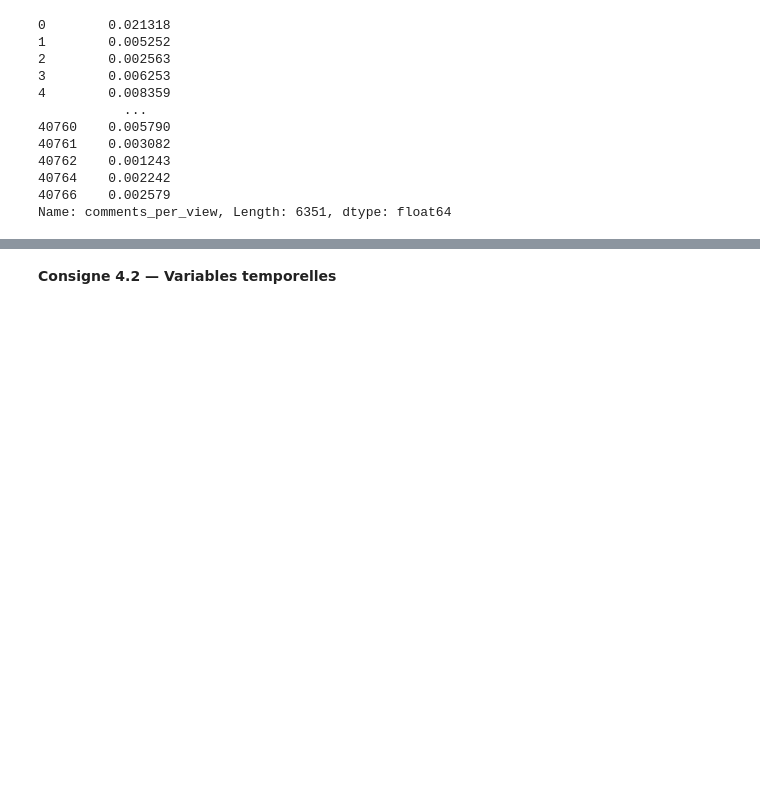
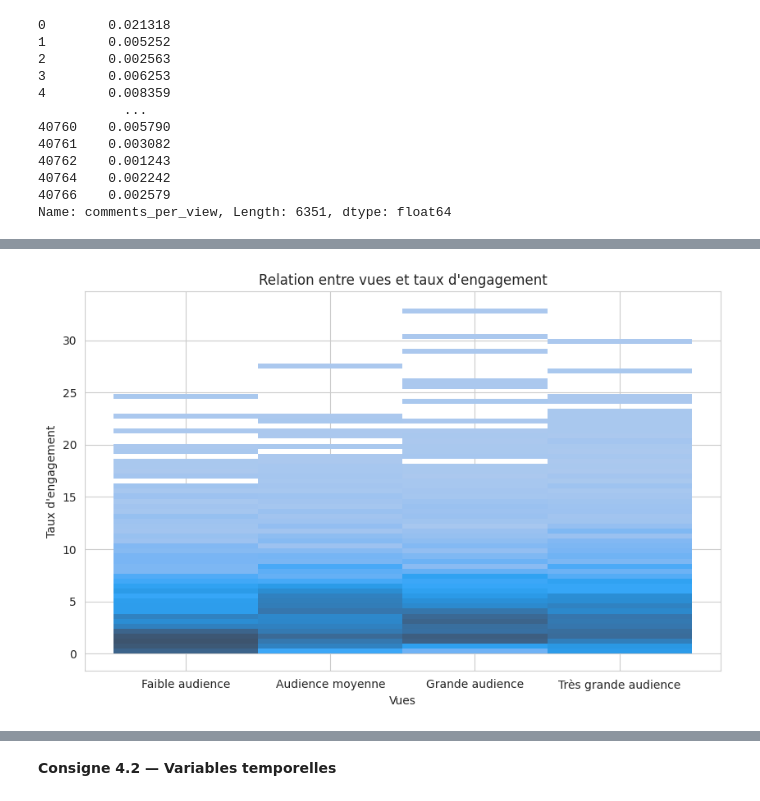
Before and after one commit to kirillsst/youtube-popularity-ml, a Jupyter notebook: notebook/PROJET_ML_Youtube_Trending.ipynb, the cells around one changed output, grey strips where cells are left out. Saved outputs shown, nothing was run; the diff lists cells and outputs as text; code cells hidden in the pictures; blank space fills up the shorter version.

```diff
--- a/notebook/PROJET_ML_Youtube_Trending.ipynb
+++ b/notebook/PROJET_ML_Youtube_Trending.ipynb
@@ -282,0 +350,9 @@ Name: comments_per_view, Length: 6351, dtype: float64
+# %%
+plt.figure(figsize=(10,6))
+sns.histplot(data=df_clean, x="vid_cat", y="engagement_rate_pct", stat='count')
+plt.xlabel("Vues")
+plt.ylabel("Taux d'engagement")
+plt.title("Relation entre vues et taux d'engagement")
+plt.show()
+# %% [output]
+[figure, added]
```
Also changed, not shown: parts of 19 cells of this notebook.
